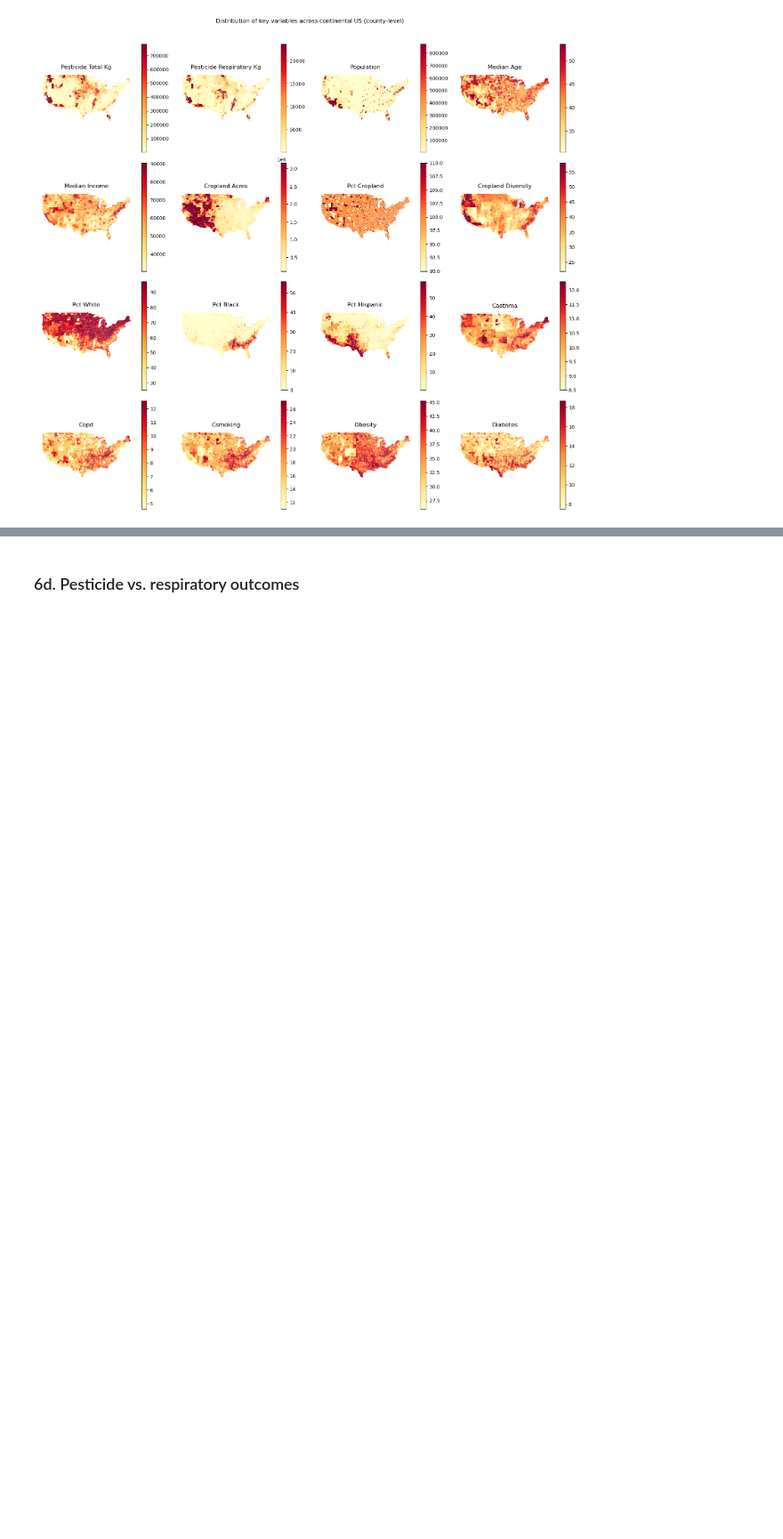
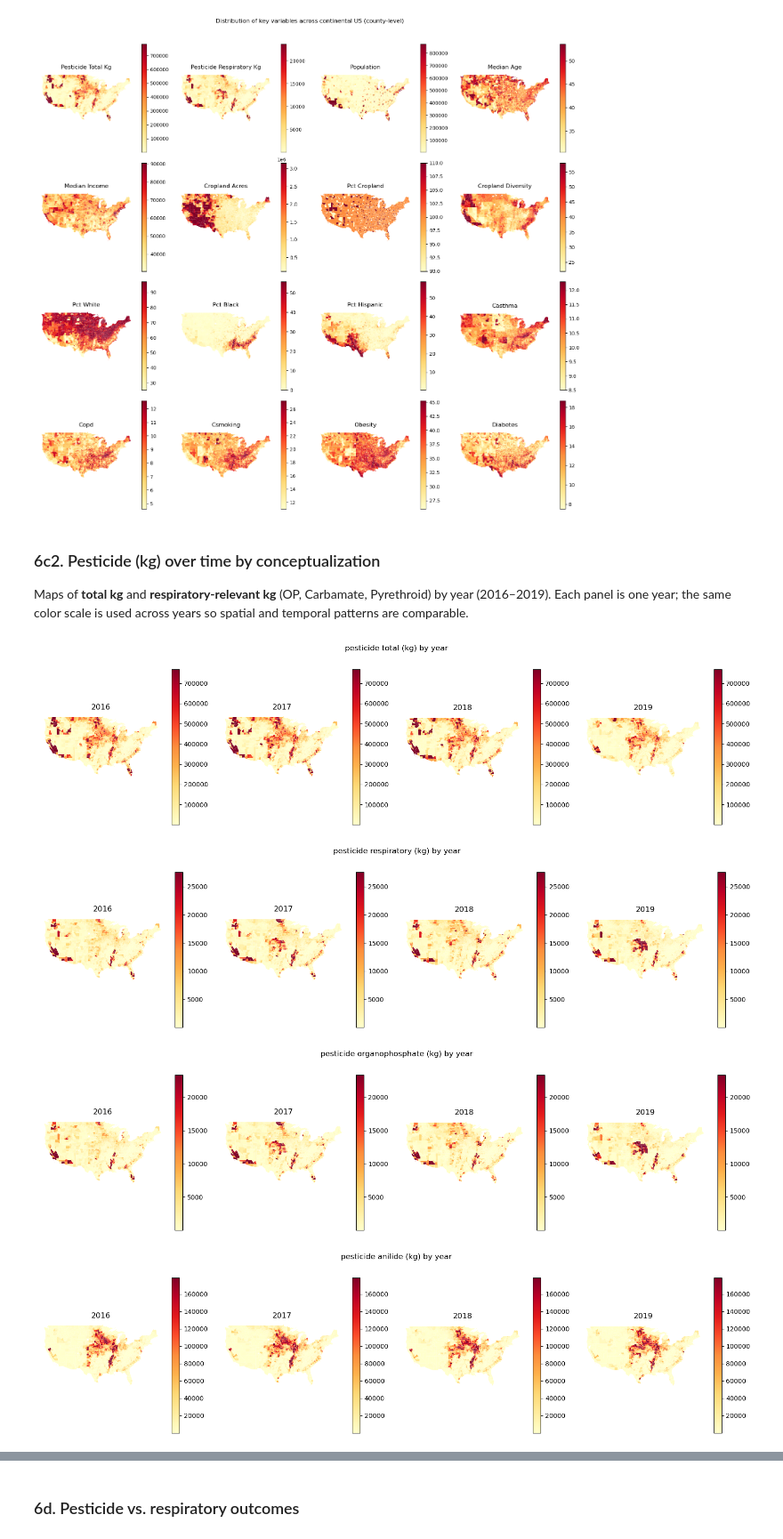
Before and after one commit to Erdos-Projects/spring-2026-pesticide-exposure, a Jupyter notebook: EDA/joint_eda.ipynb, the cells around one changed output, grey strips where cells are left out. Shown at 89% size. Cells and saved outputs as stored; diff of their text form; code cells hidden in the pictures; blank space fills up the shorter version.

```diff
--- a/EDA/joint_eda.ipynb
+++ b/EDA/joint_eda.ipynb
@@ -594,8 +602,7 @@ plt.show()
 ### 6c. Distribution maps across continental US
 # %%
 # Choropleth maps: distribution of each variable across continental US
-try:
-    import geopandas as gpd
+if gpd is not None:
     COUNTIES_URL = "https://raw.githubusercontent.com/plotly/datasets/master/geojson-counties-fips.json"
     counties_gdf = gpd.read_file(COUNTIES_URL)
 
@@ -645,7 +652,63 @@ try:
     plt.suptitle("Distribution of key variables across continental US (county-level)", fontsize=12, y=1.02)
     plt.tight_layout()
     plt.show()
-except ImportError:
+else:
     print("Install geopandas for choropleth maps: pip install geopandas")
 # %% [output]
 [figure]
+# %% [markdown]
+### 6c2. Pesticide (kg) over time by conceptualization
+
+Maps of **total kg** and **respiratory-relevant kg** (OP, Carbamate, Pyrethroid) by year (2016–2019). Each panel is one year; the same color scale is used across years so spatial and temporal patterns are comparable.
+# %%
+# Pesticide kg over time: one map per year for each conceptualization
+if gpd is not None and "YEAR" in joint.columns:
+    COUNTIES_URL = "https://raw.githubusercontent.com/plotly/datasets/master/geojson-counties-fips.json"
+    counties_gdf = gpd.read_file(COUNTIES_URL)
+    def to_fips5(x):
+        if pd.isna(x): return ""
+        try: return str(int(float(x))).zfill(5)
+        except (ValueError, TypeError): return str(x).replace(".0", "").zfill(5)[:5]
+    id_series = counties_gdf["id"] if "id" in counties_gdf.columns else counties_gdf.index.astype(str)
+    counties_gdf["FIPS"] = id_series.apply(to_fips5)
+    counties_gdf = counties_gdf[counties_gdf["FIPS"].str.len() == 5]
+    exclude_states = ["02", "15", "72", "60", "66", "69", "78"]
+    counties_cont = counties_gdf[~counties_gdf["FIPS"].str[:2].isin(exclude_states)]
+
+    # Total, respiratory-relevant, and selected chemical-class conceptualizations
+    pest_vars = [
+        "pesticide_total_kg",
+        "pesticide_respiratory_kg",
+        "pesticide_organophosphate_kg",
+        "pesticide_anilide_kg",
+    ]
+    pest_vars = [c for c in pest_vars if c in joint.columns]
+    years = sorted(joint["YEAR"].dropna().unique().astype(int).tolist())
+
+    for pvar in pest_vars:
+        fig, axes = plt.subplots(1, len(years), figsize=(4 * len(years), 4))
+        if len(years) == 1:
+            axes = [axes]
+        vmin = joint[pvar].replace(0, np.nan).quantile(0.02)
+        vmax = joint[pvar].quantile(0.98)
+        for j, yr in enumerate(years):
+            df_yr = joint[joint["YEAR"] == yr][["FIPS", pvar]].copy()
+            df_yr["FIPS"] = df_yr["FIPS"].astype(str).str.zfill(5)
+            merged = counties_cont.merge(df_yr, on="FIPS", how="inner")
+            merged.plot(column=pvar, ax=axes[j], legend=True, cmap="YlOrRd", edgecolor="none",
+                       vmin=vmin, vmax=vmax)
+            axes[j].set_title(f"{yr}")
+            axes[j].axis("off")
+        plt.suptitle(f"{pvar.replace('_', ' ').replace('kg', '(kg)')} by year", fontsize=12, y=1.02)
+        plt.tight_layout()
+        plt.show()
+else:
+    if gpd is None:
+        print("Install geopandas for maps: pip install geopandas")
+    if "YEAR" not in joint.columns:
+        print("No YEAR column; need county-year data for time maps.")
+# %% [output]
+[figure, added]
+[figure, added]
+[figure, added]
+[figure, added]
```
Also changed, not shown: parts of 13 cells of this notebook, 3 other files.
